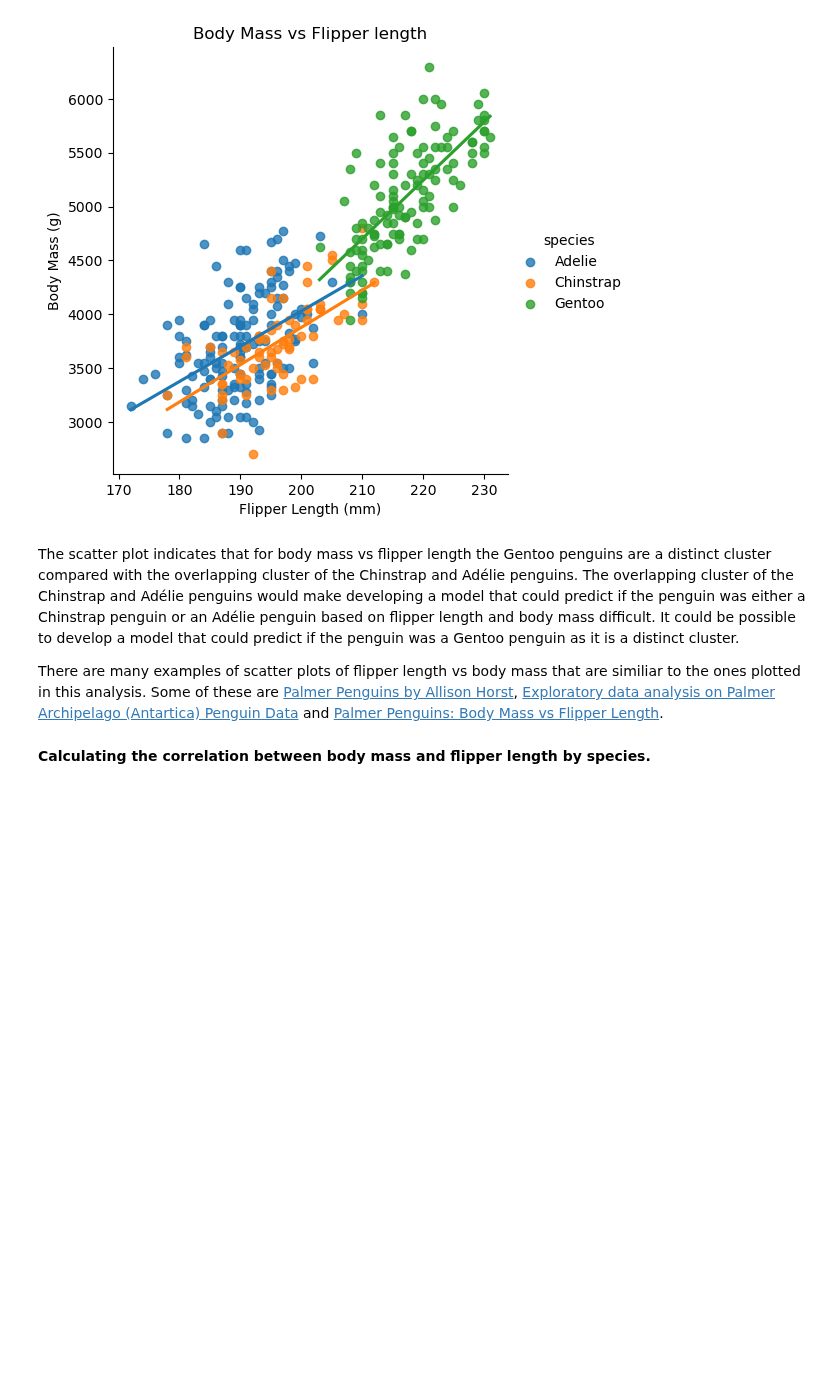
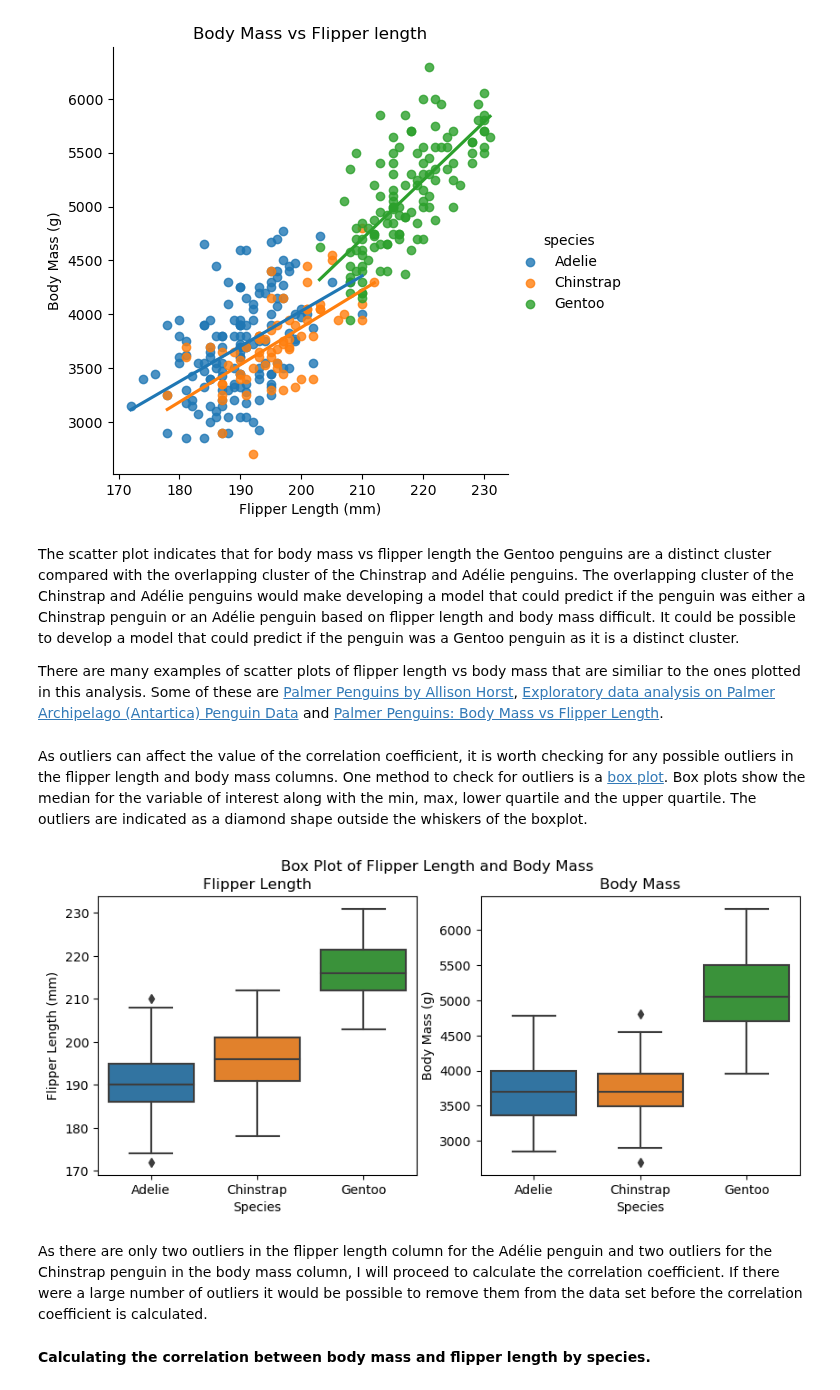
Before and after one commit to IreneKilgannon/DataAnalytics, a Jupyter notebook: penguins.ipynb, the cells around one changed output. Drawn from its saved outputs; the diff is of its cells as text; code cells hidden in the pictures; blank space fills up the shorter version.

Commit message:
box plot to check for outliers

```diff
--- a/penguins.ipynb
+++ b/penguins.ipynb
@@ -758,6 +780,30 @@ plt.show()
 The scatter plot indicates that for body mass vs flipper length the Gentoo penguins are a distinct cluster compared with the overlapping cluster of the Chinstrap and Adélie penguins. The overlapping cluster of the Chinstrap and Adélie penguins would make developing a model that could predict if the penguin was either a Chinstrap penguin or an Adélie penguin based on flipper length and body mass difficult. It could be possible to develop a model that could predict if the penguin was a Gentoo penguin as it is a distinct cluster.
 
 There are many examples of scatter plots of flipper length vs body mass that are similiar to the ones plotted in this analysis. Some of these are [Palmer Penguins by Allison Horst](https://allisonhorst.github.io/palmerpenguins/index.html), [Exploratory data analysis on Palmer Archipelago (Antartica) Penguin Data](https://allysonf.medium.com/exploratory-data-analysis-on-palmer-archipelago-antarctica-penguin-data-41ff3e6efeda) and [Palmer Penguins: Body Mass vs Flipper Length](https://www.kaggle.com/code/reycarloytariga/palmer-penguins-body-mass-vs-flipper-length).
+# %% [markdown]
+As outliers can affect the value of the correlation coefficient, it is worth checking for any possible outliers in the flipper length and body mass columns. One method to check for outliers is a [box plot](https://www.kaggle.com/code/hgultekin/box-plots-finding-all-outliers). Box plots show the median for the variable of interest along with the min, max, lower quartile and the upper quartile. The outliers are indicated as a diamond shape outside the whiskers of the boxplot.
+# %%
+# Box plot to check for outliers
+fig, ax = plt.subplots(1, 2, figsize = (10, 4))
+
+sns.boxplot(df, x = 'species', y = 'flipper_length_mm', ax = ax[0])
+sns.boxplot(df, x = 'species', y = 'body_mass_g', ax = ax[1])
+
+ax[0].set_xlabel('Species')
+ax[1].set_xlabel('Species')
+
+ax[0].set_ylabel('Flipper Length (mm)')
+ax[1].set_ylabel('Body Mass (g)')
+
+ax[0].set_title('Flipper Length')
+ax[1].set_title('Body Mass')
+
+plt.suptitle('Box Plot of Flipper Length and Body Mass')
+plt.show()
+# %% [output]
+[figure, added]
+# %% [markdown]
+As there are only two outliers in the flipper length column for the Adélie penguin and two outliers for the Chinstrap penguin in the body mass column, I will proceed to calculate the correlation coefficient. If there were a large number of outliers it would be possible to remove them from the data set before the correlation coefficient is calculated.
 # %% [markdown]
 __Calculating the correlation between body mass and flipper length by species.__
 # %%
```
Also changed, not shown: parts of 19 cells of this notebook, 1 other file.
